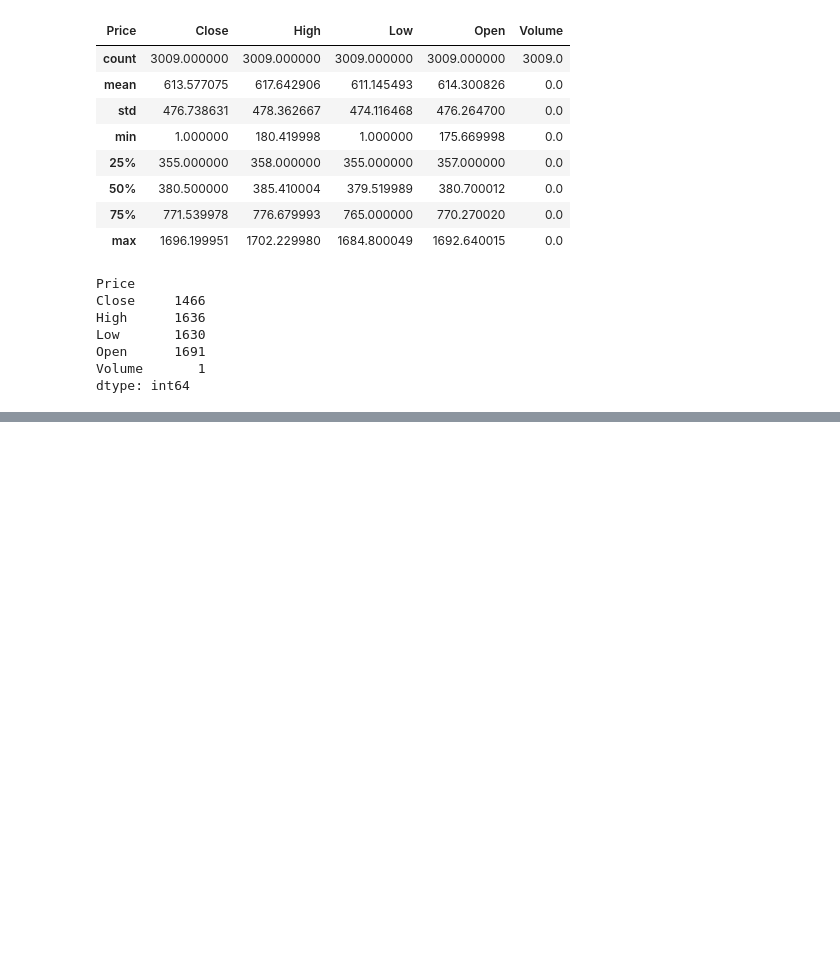
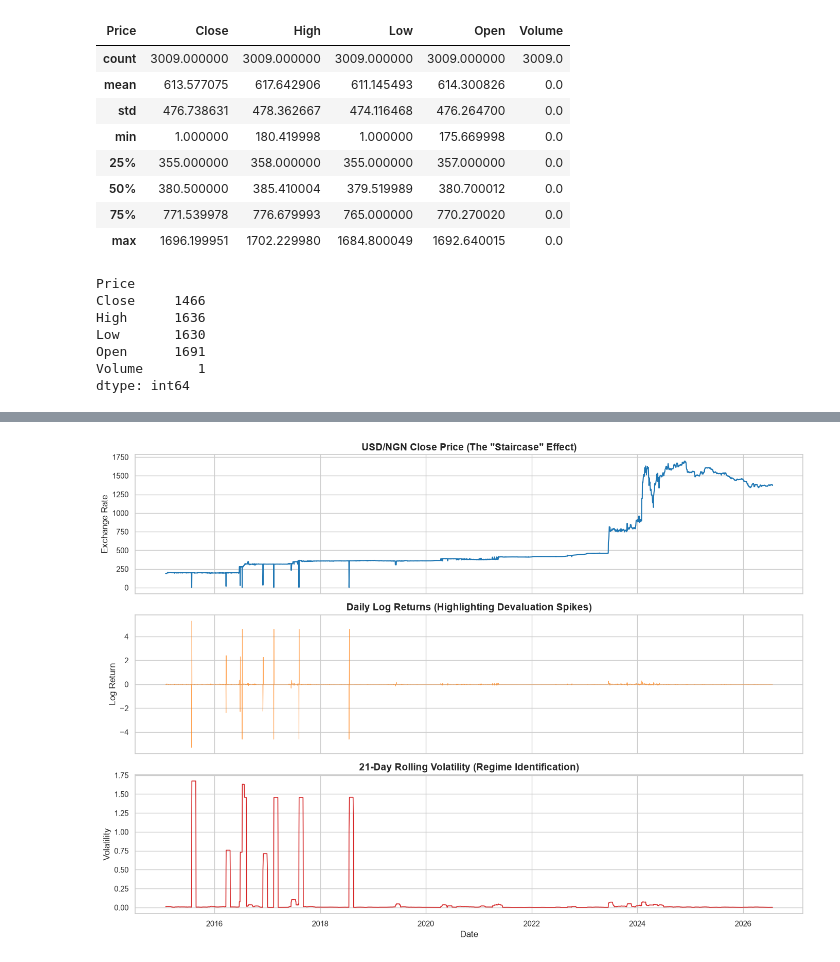
Before and after one commit to claziq/usd-ngn-regime-forecasting, a Jupyter notebook: notebook/01_eda_and_structural_breaks.ipynb, the cells around one changed output, grey strips where cells are left out. Saved outputs shown, nothing was run; the diff lists cells and outputs as text; code cells hidden in the pictures; blank space fills up the shorter version.

```diff
--- a/notebook/01_eda_and_structural_breaks.ipynb
+++ b/notebook/01_eda_and_structural_breaks.ipynb
@@ -176,0 +201,90 @@ dtype: int64
+# %%
+import pandas as pd
+import numpy as np
+import matplotlib.pyplot as plt
+import seaborn as sns
+from statsmodels.tsa.stattools import adfuller
+
+
+def load_and_prepare_data(filepath="../data/raw/raw_usd_ngn.csv"):
+    """Loads the data, handles the index, and calculates returns."""
+    df = pd.read_csv(filepath, parse_dates=['Date'], index_col='Date')
+
+    # yfinance sometimes creates multi-level columns; flatten if necessary
+    if isinstance(df.columns, pd.MultiIndex):
+        df.columns = df.columns.get_level_values(0)
+
+    # Standardize column name just in case
+    df = df[['Close']].dropna()
+
+    # 1. Calculate Log Returns: R_t = ln(P_t / P_{t-1})
+    df['Log_Returns'] = np.log(df['Close'] / df['Close'].shift(1))
+
+    # 2. Calculate 21-day rolling volatility (approx. 1 business month)
+    df['Rolling_Vol'] = df['Log_Returns'].rolling(window=21).std()
+
+    return df.dropna()
+
+
+def check_stationarity(series):
+    """Runs the Augmented Dickey-Fuller test."""
+    print("\n🔍 Running Augmented Dickey-Fuller Test...")
+    result = adfuller(series)
+    print(f'ADF Statistic: {result[0]:.4f}')
+    print(f'p-value: {result[1]:.4e}')
+    print('Critical Values:')
+    for key, value in result[4].items():
+        print(f'\t{key}: {value:.4f}')
+
+    if result[1] <= 0.05:
+        print("Conclusion: Reject the null hypothesis. The series is STATIONARY.")
+    else:
+        print(
+            "Conclusion: Fail to reject the null hypothesis. The series is NON-STATIONARY.")
+
+
+def plot_market_dynamics(df):
+    """Plots price, log returns, and rolling volatility to expose regimes."""
+    fig, axes = plt.subplots(3, 1, figsize=(14, 10), sharex=True)
+    sns.set_theme(style="whitegrid")
+
+    # Plot 1: Close Price
+    axes[0].plot(df.index, df['Close'], color='tab:blue', linewidth=1.5)
+    axes[0].set_title(
+        'USD/NGN Close Price (The "Staircase" Effect)', fontsize=14, fontweight='bold')
+    axes[0].set_ylabel('Exchange Rate')
+
+    # Plot 2: Log Returns
+    axes[1].plot(df.index, df['Log_Returns'],
+                 color='tab:orange', linewidth=0.8, alpha=0.7)
+    axes[1].set_title(
+        'Daily Log Returns (Highlighting Devaluation Spikes)', fontsize=14, fontweight='bold')
+    axes[1].set_ylabel('Log Return')
+
+    # Plot 3: Rolling Volatility
+    axes[2].plot(df.index, df['Rolling_Vol'], color='tab:red', linewidth=1.2)
+    axes[2].set_title(
+        '21-Day Rolling Volatility (Regime Identification)', fontsize=14, fontweight='bold')
+    axes[2].set_ylabel('Volatility')
+    axes[2].set_xlabel('Date')
+
+    plt.tight_layout()
+    plt.savefig('../reports/figures/usd_ngn_eda_plots.png', dpi=300)
+    print("\n💾 EDA plots saved to ../reports/figures/usd_ngn_eda_plots.png")
+    plt.show()
+
+
+if __name__ == "__main__":
+    # Load and process
+    df_processed = load_and_prepare_data()
+
+    # Check stationarity on the raw price vs log returns
+    print("--- Raw Close Price Stationarity ---")
+    check_stationarity(df_processed['Close'])
+
+    print("\n--- Log Returns Stationarity ---")
+    check_stationarity(df_processed['Log_Returns'])
+
+    # Generate the visual profile
+    plot_market_dynamics(df_processed)
+# %% [output]
@@ -176,0 +308 @@ dtype: int64
+[figure, added]
```
Also changed, not shown: parts of 6 cells of this notebook, 2 other files.
